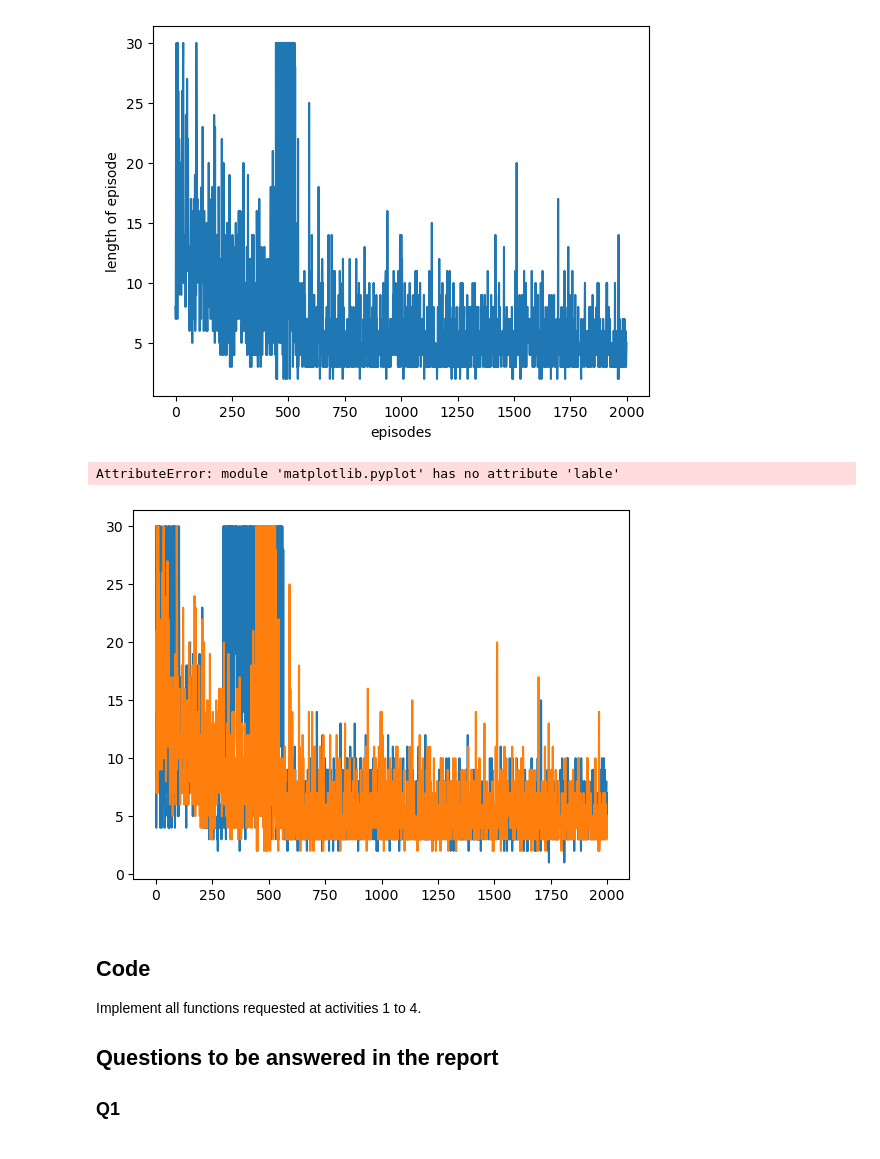
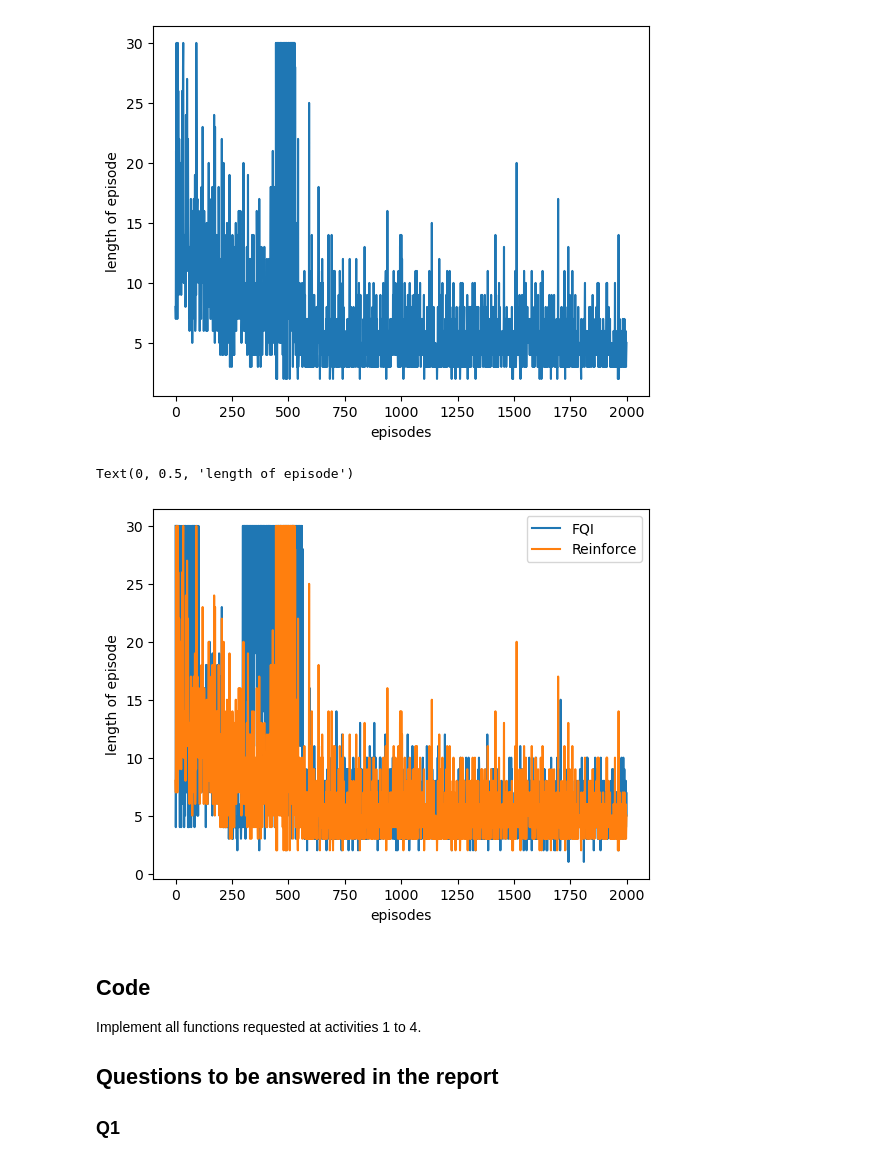
Before and after one commit to FranciscoRedondo29/PADI, a Jupyter notebook: lab4/padi_lab4.ipynb, the cells around one changed output. Drawn from its saved outputs; the diff is of its cells as text; code cells hidden in the pictures.

```diff
--- a/lab4/padi_lab4.ipynb
+++ b/lab4/padi_lab4.ipynb
@@ -459,12 +453,12 @@ Text(0, 0.5, 'length of episode')
 # %%
 plt.plot(LogFQI)
 plt.plot(LogReinforce)
-plt.lable(['FQI','Reinforce'])
+plt.legend(['FQI','Reinforce'])
 plt.xlabel('episodes')
 plt.ylabel('length of episode')
 # %% [output]
-AttributeError: module 'matplotlib.pyplot' has no attribute 'lable'
+Text(0, 0.5, 'length of episode')
-[figure, old version]
+[figure, new version]
 # %% [markdown]
 ## Code
 
```
Also changed, not shown: parts of 3 cells of this notebook.
